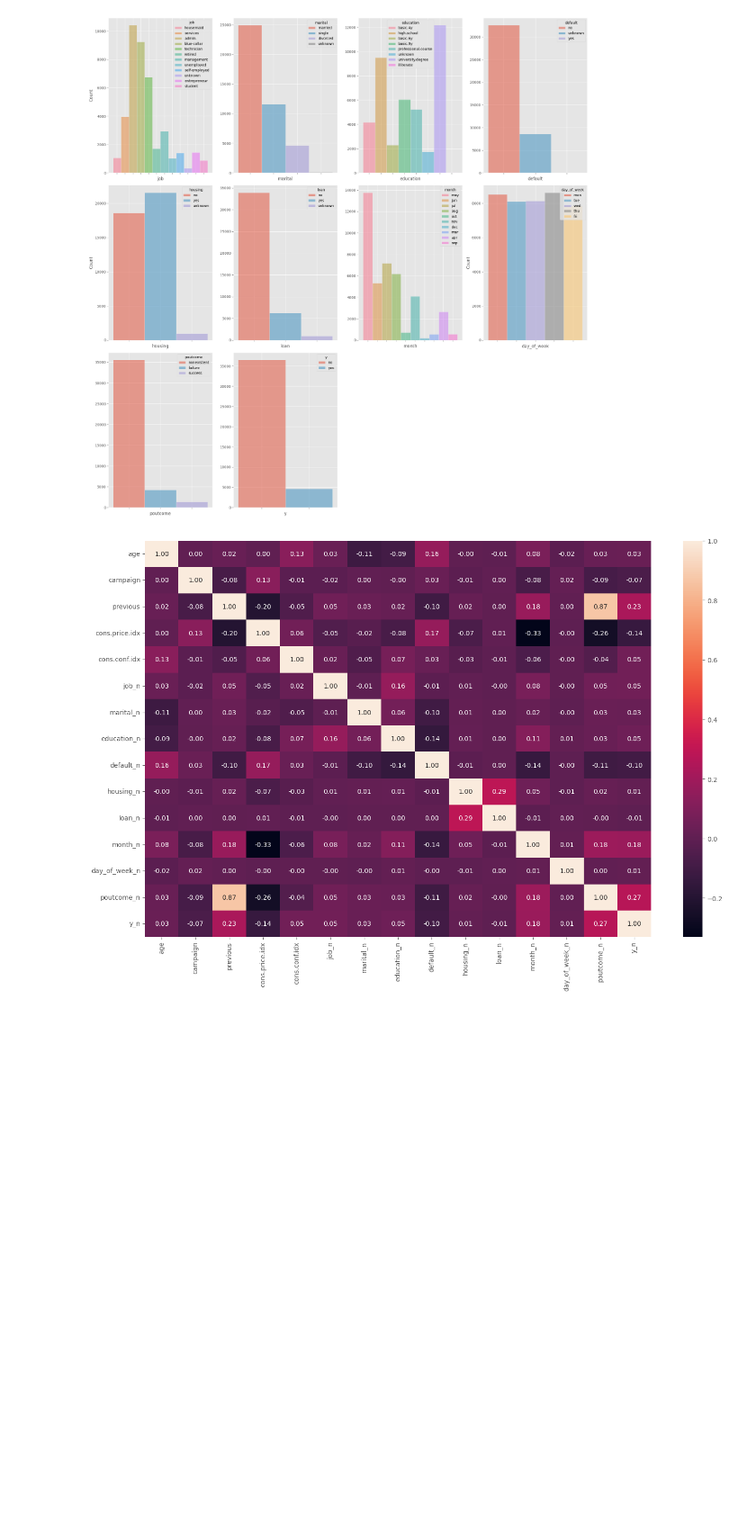
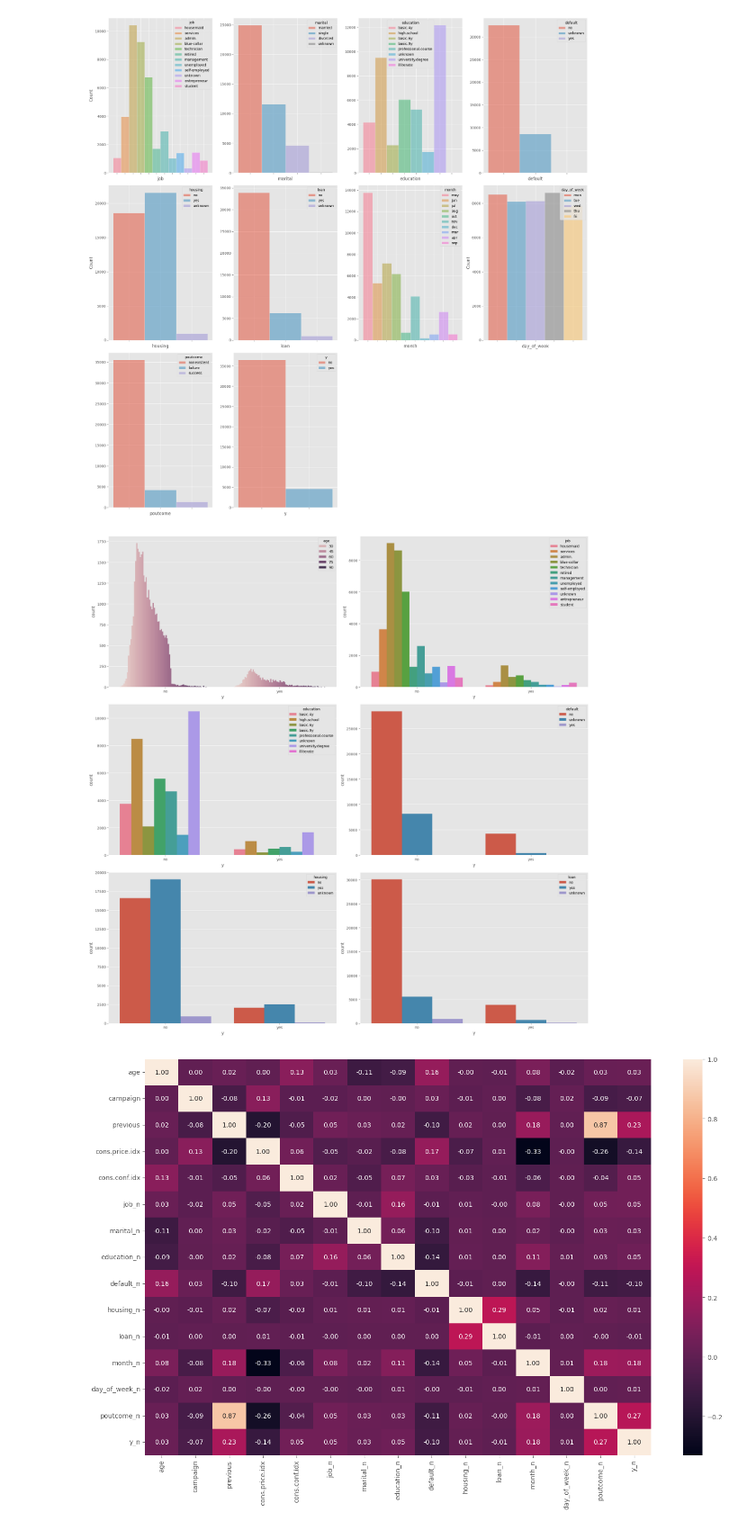
Before and after one commit to allankruger/logistic-regression, a Jupyter notebook: src/explore.ipynb, the cells around one changed output. Shown at 90% size. Cells and saved outputs as stored; diff of their text form; code cells hidden in the pictures; blank space fills up the shorter version.

```diff
--- a/src/explore.ipynb
+++ b/src/explore.ipynb
@@ -281,6 +281,20 @@ fig.delaxes(axes[2][3])
 plt.tight_layout()
 # %% [output]
 [figure]
+# %%
+fig, axes = plt.subplots(3, 2, figsize=(20, 20))
+
+sns.countplot(ax=axes[0,0], data=data, x="y", hue="age")
+sns.countplot(ax=axes[0,1], data=data, x="y", hue="job")
+sns.countplot(ax=axes[1,0], data=data, x="y", hue="education")
+sns.countplot(ax=axes[1,1], data=data, x="y", hue="default")
+sns.countplot(ax=axes[2,0], data=data, x="y", hue="housing")
+sns.countplot(ax=axes[2,1], data=data, x="y", hue="loan")
+
+plt.tight_layout()
+plt.show()
+# %% [output]
+[figure, added]
 # %%
 fig, axes = plt.subplots(figsize=(15, 10))
 
```
Also changed, not shown: parts of 2 cells of this notebook.
